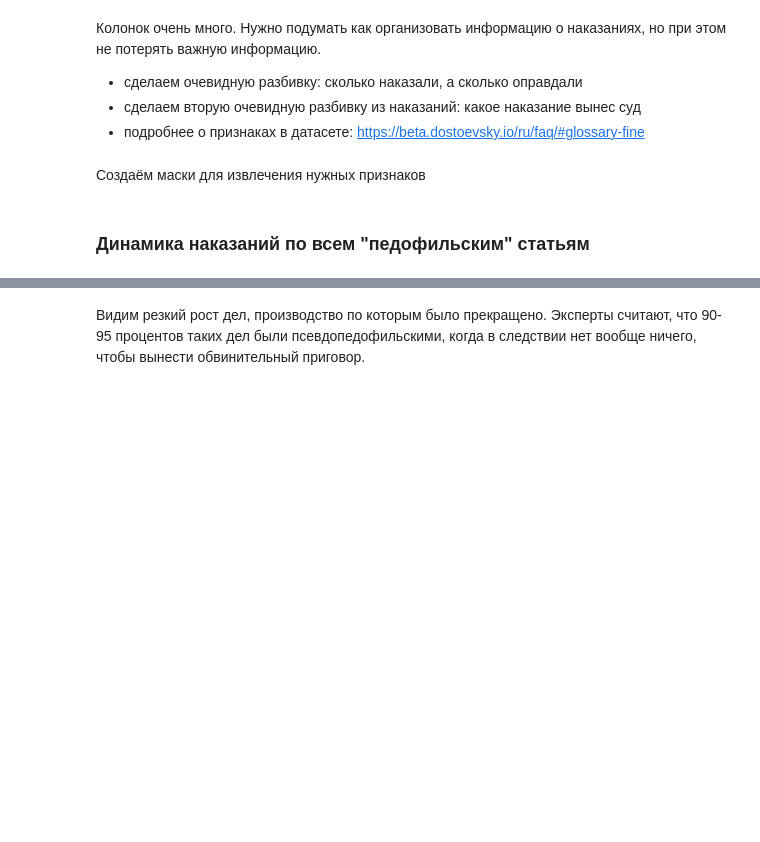
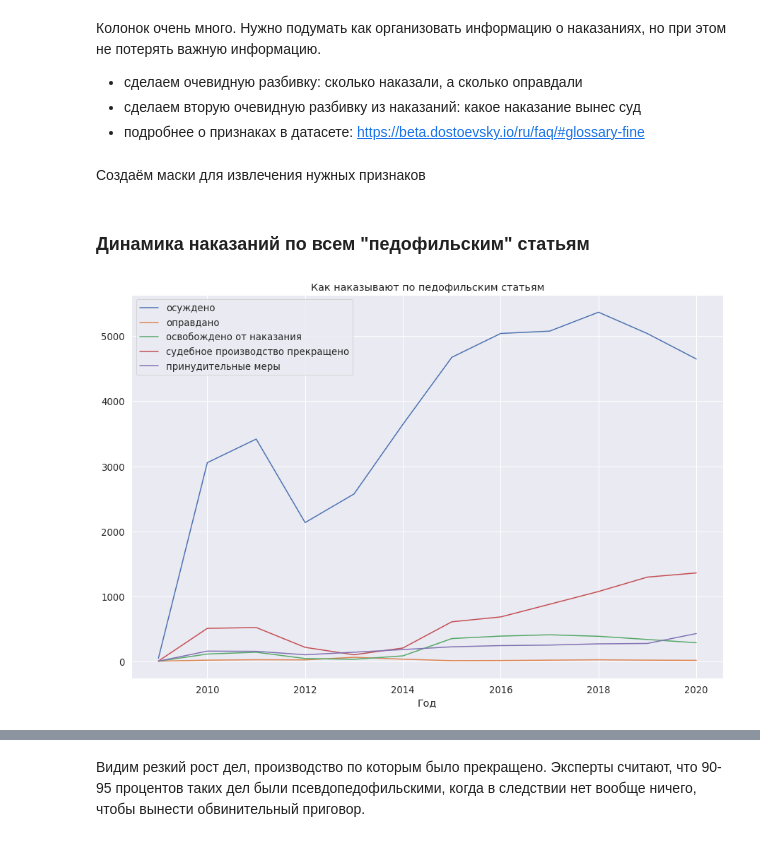
Before and after one commit to kkruglik/-defilement_research, a Jupyter notebook: Dostoevsky_data.ipynb, the cells around one changed output, grey strips where cells are left out. Cells and saved outputs as stored; diff of their text form; code cells hidden in the pictures; blank space fills up the shorter version.

```diff
--- a/Dostoevsky_data.ipynb
+++ b/Dostoevsky_data.ipynb
@@ -521,6 +521,21 @@ def type_of_convicted(data):
     })
 # %% [markdown]
 ### Динамика наказаний по всем "педофильским" статьям
+# %%
+_  = pd.concat([
+    dostoevsky_data.groupby('Год')[convicted].sum().sum(1), # осуждено
+    dostoevsky_data.groupby('Год')[acquittal].sum().sum(1), # оправдано
+    dostoevsky_data.groupby('Год')[exemption].sum().sum(1), # освобождено от наказания
+    dostoevsky_data.groupby('Год')[dismissal].sum().sum(1), # судебное производство было прекращено
+    dostoevsky_data.groupby('Год')[coercive_measures].sum().sum(1), # принудительные меры
+], axis=1)
+
+_.columns = ['осуждено', 'оправдано', 'освобождено от наказания', 'судебное производство прекращено', 'принудительные меры']
+
+_.plot(figsize=(15, 10))
+plt.title('Как наказывают по педофильским статьям');
+# %% [output]
+[figure, added]
 # %%
 convicted_main = [
     'Лишение свободы',
```
Also changed, not shown: parts of 2 cells of this notebook.
